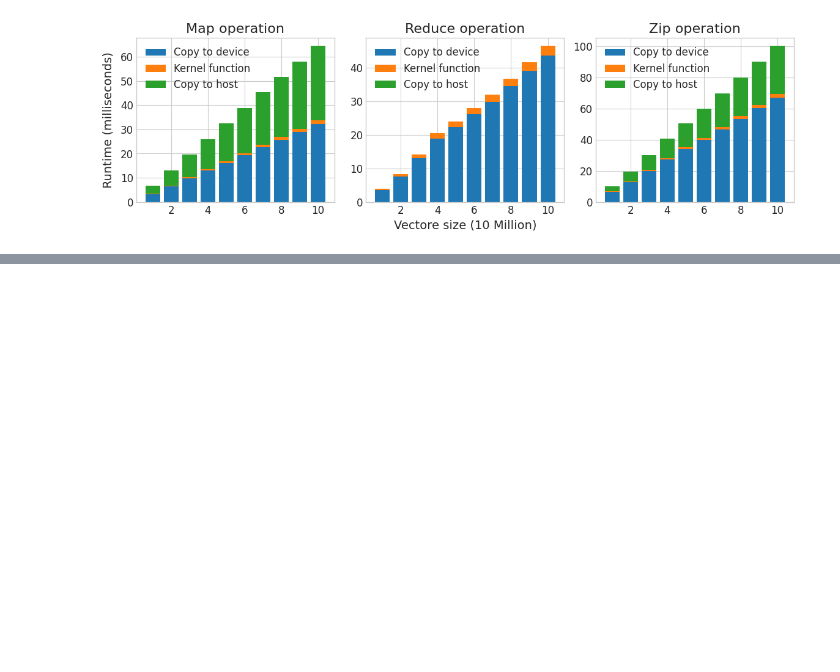
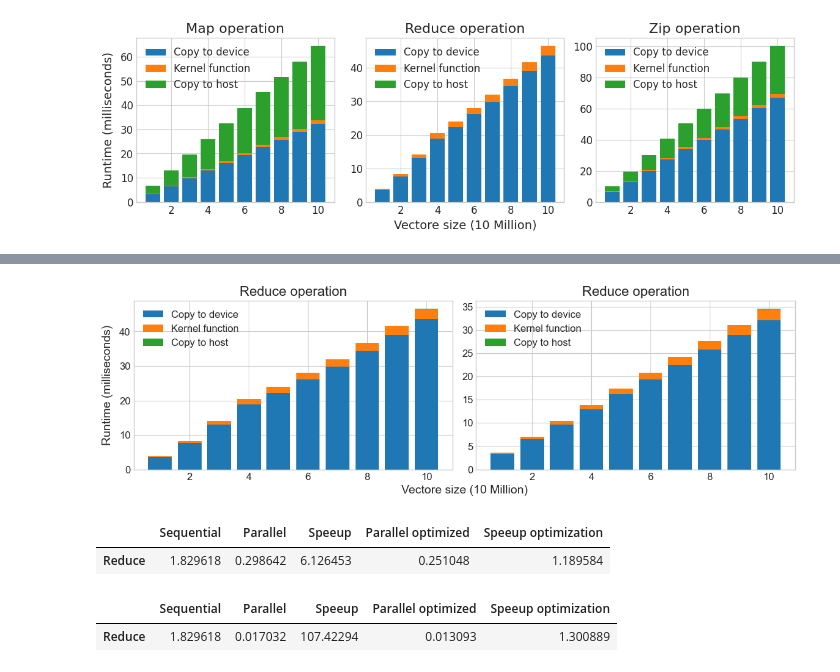
Before and after one commit to tZimmermann98/parallel-programming-seminar, a Jupyter notebook: runtime_analysis/runtime_analysis.ipynb, the cells around one changed output, grey strips where cells are left out. Drawn from its saved outputs; the diff is of its cells as text; code cells hidden in the pictures; blank space fills up the shorter version.

Commit message:
optimization analysis

```diff
--- a/runtime_analysis/runtime_analysis.ipynb
+++ b/runtime_analysis/runtime_analysis.ipynb
@@ -232,0 +329,51 @@ speedup_kernel.to_csv("speedup_kernel.csv")
+# %%
+# Set style and size for better visibility
+plt.style.use('seaborn-whitegrid')
+plt.rcParams['figure.figsize'] = [12, 4]
+plt.rcParams['axes.labelsize'] = 14
+plt.rcParams['xtick.labelsize'] = 12
+plt.rcParams['ytick.labelsize'] = 12
+
+# Create a figure and a set of subplots
+fig, axs = plt.subplots(1, 2)
+
+# Create stacked bar plots
+axs[0].bar(parallel_df['size'].to_numpy() / 10000000, parallel_df['reduce_copy_device'].to_numpy(), label='Copy to device')
+axs[0].bar(parallel_df['size'].to_numpy() / 10000000, parallel_df['reduce_kernel'].to_numpy(), bottom=parallel_df['reduce_copy_device'].to_numpy(), label='Kernel function')
+axs[0].bar(parallel_df['size'].to_numpy() / 10000000, parallel_df['reduce_copy_host'].to_numpy(), bottom=parallel_df['reduce_copy_device'].to_numpy() + parallel_df['reduce_kernel'].to_numpy(), label='Copy to host')
+
+# Set title
+axs[0].set_title('Reduce operation', fontsize=16)
+
+# Add legend
+axs[0].legend(fontsize=12)
+
+# Create stacked bar plots
+axs[1].bar(red_opt_df['size'].to_numpy() / 10000000, red_opt_df['reduce_copy_device'].to_numpy(), label='Copy to device')
+axs[1].bar(red_opt_df['size'].to_numpy() / 10000000, red_opt_df['reduce_kernel'].to_numpy(), bottom=red_opt_df['reduce_copy_device'].to_numpy(), label='Kernel function')
+axs[1].bar(red_opt_df['size'].to_numpy() / 10000000, red_opt_df['reduce_copy_host'].to_numpy(), bottom=red_opt_df['reduce_copy_device'].to_numpy() + red_opt_df['reduce_kernel'].to_numpy(), label='Copy to host')
+
+# Set title
+axs[1].set_title('Reduce operation', fontsize=16)
+
+# Add legend
+axs[1].legend(fontsize=12)
+
+# Add a big subplot covering all smaller ones
+big_subplot = fig.add_subplot(111, frame_on=False)
+# Hide tick and tick label of the big subplot
+big_subplot.tick_params(labelcolor='none', top=False, bottom=False, left=False, right=False)
+big_subplot.grid(False)
+
+# Set labels for the big subplot
+big_subplot.set_xlabel("Vectore size (10 Million)", fontsize=14)
+big_subplot.set_ylabel("Runtime (milliseconds)", fontsize=14)
+
+# Adjust layout
+plt.tight_layout()
+
+# Save and show the figure
+plt.savefig('bottleneck_optimized.png', dpi=300)
+plt.show()
+# %% [output]
+[figure, added]
@@ -232,0 +390,5 @@ speedup_kernel.to_csv("speedup_kernel.csv")
+# %%
+speedup
+# %% [output]
+|  | Sequential | Parallel | Speeup | Parallel optimized | Speeup optimization |
+| Reduce | 1.829618 | 0.298642 | 6.126453 | 0.251048 | 1.189584 |
@@ -232,0 +406,5 @@ speedup_kernel.to_csv("speedup_kernel.csv")
+# %%
+speedup_kernel
+# %% [output]
+|  | Sequential | Parallel | Speeup | Parallel optimized | Speeup optimization |
+| Reduce | 1.829618 | 0.017032 | 107.42294 | 0.013093 | 1.300889 |
```
Also changed, not shown: parts of 7 cells of this notebook, 58 other files.
